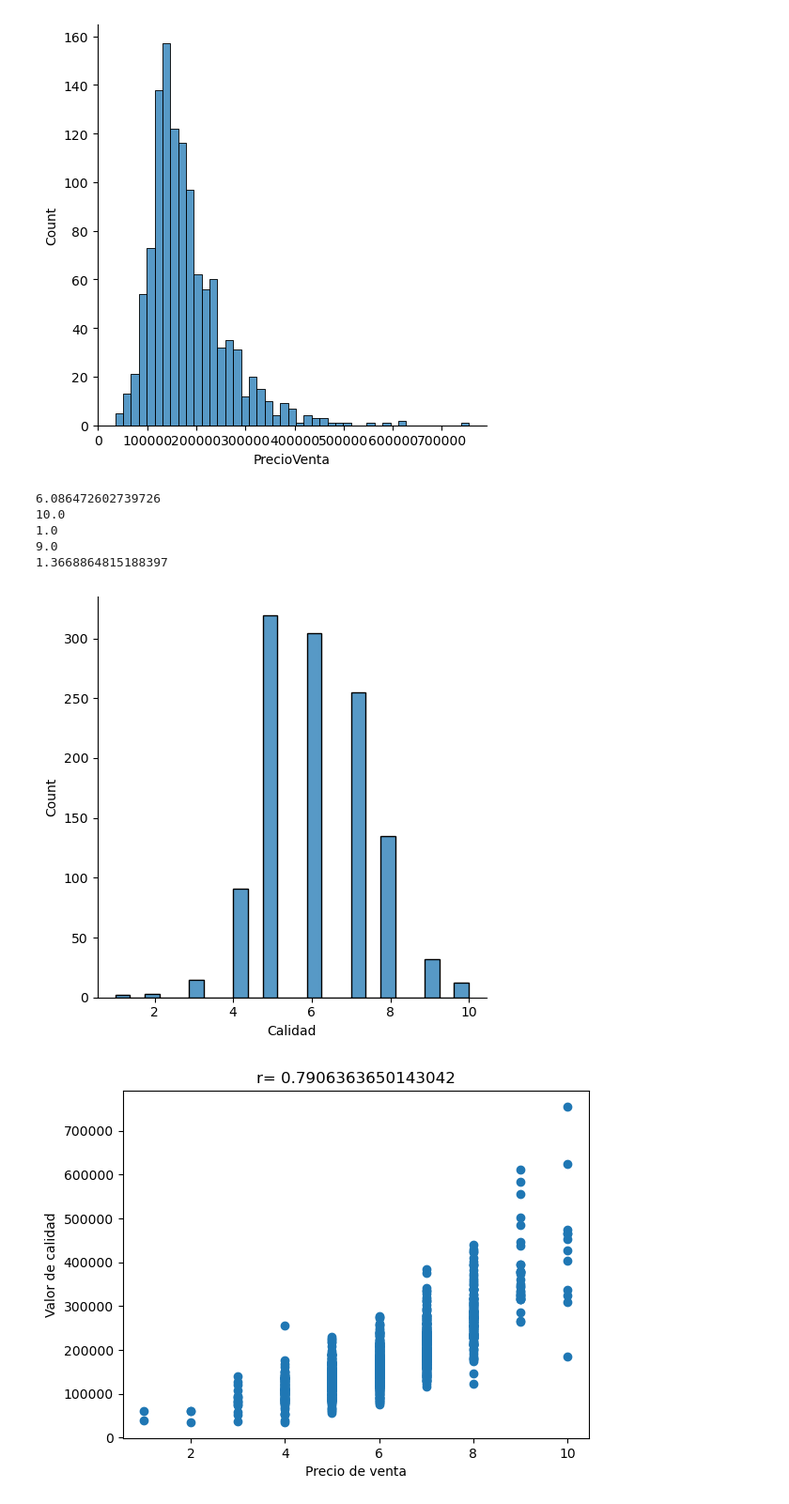
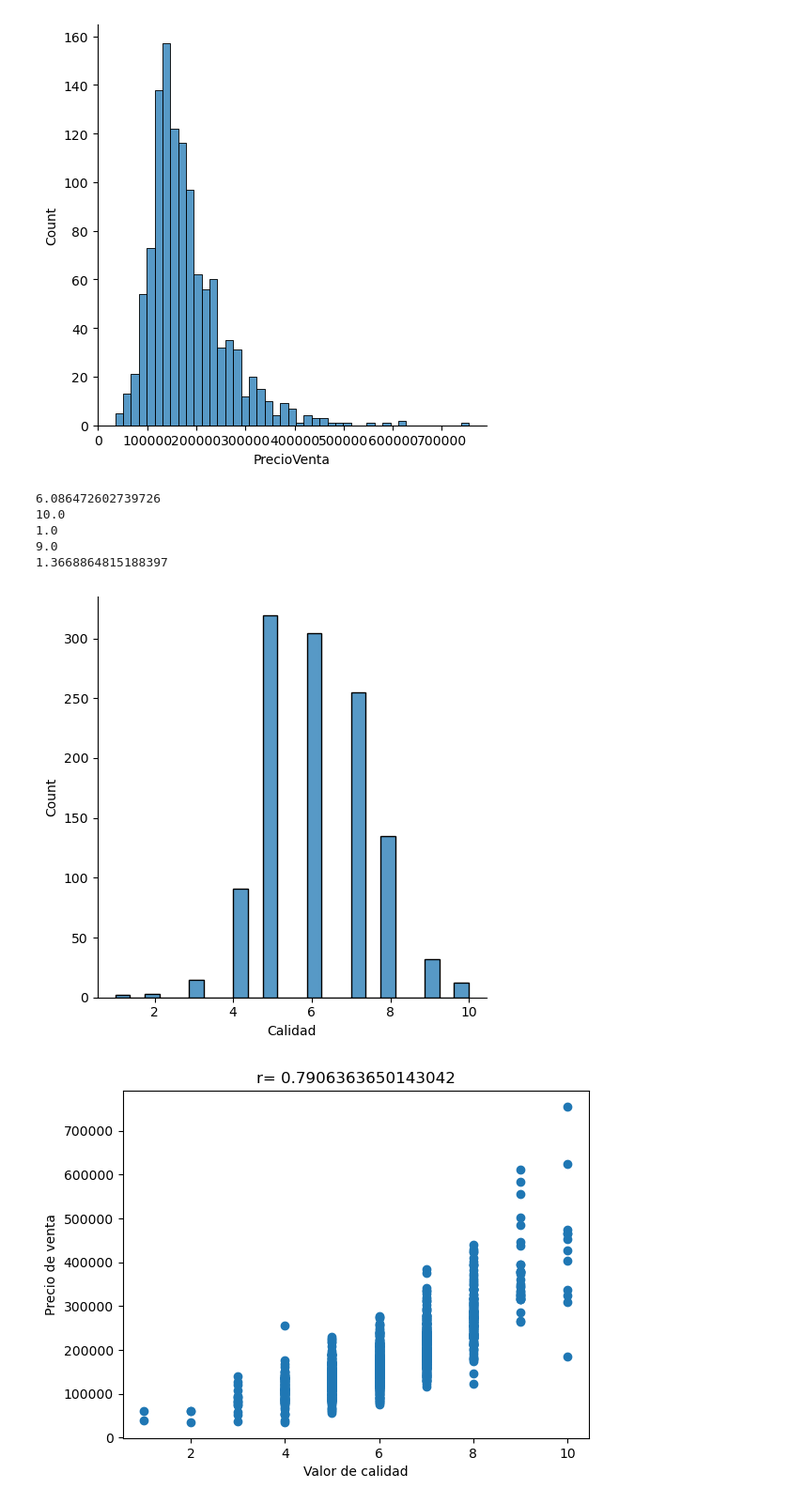
Before and after one commit to EdgarMazariegos/Proyecto1python, a Jupyter notebook: proyecto1.ipynb, the cells around one changed output. Shown at 94% size. Drawn from its saved outputs; the diff is of its cells as text; code cells hidden in the pictures.

```diff
--- a/proyecto1.ipynb
+++ b/proyecto1.ipynb
@@ -58,36 +58,36 @@ plt.show() #si tengo tiempo, arreglo los ejes de los histogramas de cada variabl
 
 cmedia=np.mean(calidad_train)
 print(cmedia)
 cmaximo=np.amax(calidad_train)
 print(cmaximo)
 cminimo=np.amin(calidad_train)
 print(cminimo)
 crango=np.ptp(calidad_train)
 print(crango)
 cstd=np.std(calidad_train)
 print(cstd)
 
 corrcalidad=np.array(np.corrcoef(calidad_train,precioventa_train))
 
 #Histograma de calidad
 sns.displot(calidad_train)
 plt.show()
 
 
 #Calculando el coeficiente de correlación entre calidad y precio de venta
 plt.scatter(calidad_train, precioventa_train)
 plt.title(f"r= {corrcalidad[0,1]}")
-plt.xlabel("Precio de venta")
-plt.ylabel("Valor de calidad")
+plt.xlabel("Valor de calidad")
+plt.ylabel("Precio de venta")
 plt.show()
 # %% [output]
 6.086472602739726
 10.0
 1.0
 9.0
 1.3668864815188397
 [figure]
-[figure, old version]
+[figure, new version]
 # %%
 #Explorando valores de Dimension
 
```
Also changed, not shown: parts of 6 cells of this notebook.
